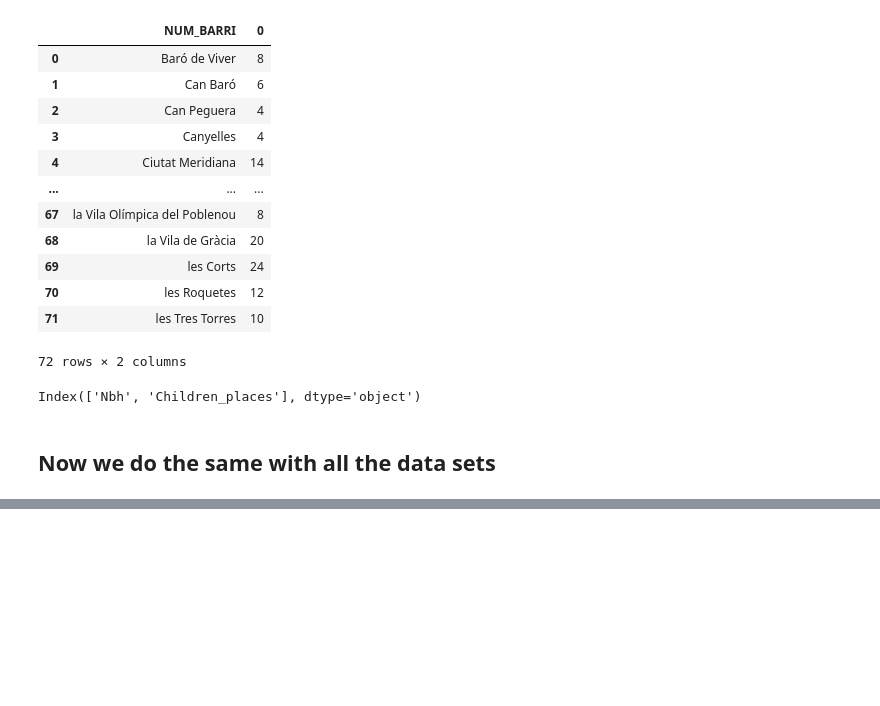
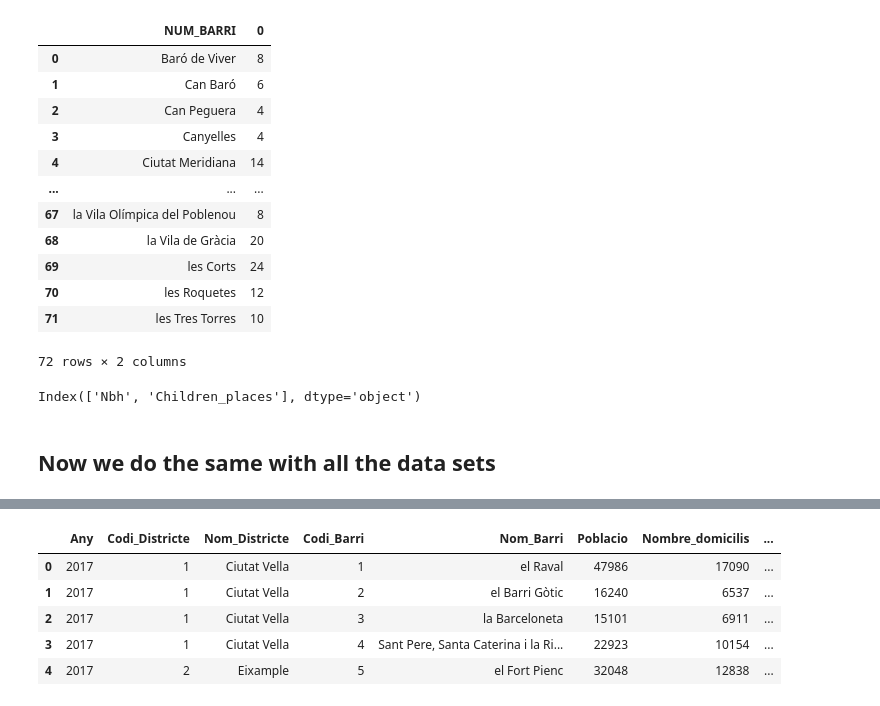
Before and after one commit to ta-data-bcn/Project-Week-2-Barcelona, a Jupyter notebook: your-project/To_filter_data.ipynb, the cells around one changed output, grey strips where cells are left out. Drawn from its saved outputs; the diff is of its cells as text; code cells hidden in the pictures; blank space fills up the shorter version.

```diff
--- a/your-project/To_filter_data.ipynb
+++ b/your-project/To_filter_data.ipynb
@@ -195,0 +285,9 @@ sport.to_csv("../datasets/Data_filtered/sport.csv")
+# %%
+tenants.head() #Nom_Barri,Ocupació_mitjana
+# %% [output]
+|  | Any | Codi_Districte | Nom_Districte | Codi_Barri | Nom_Barri | Poblacio | Nombre_domicilis | ... |
+| 0 | 2017 | 1 | Ciutat Vella | 1 | el Raval | 47986 | 17090 | ... |
+| 1 | 2017 | 1 | Ciutat Vella | 2 | el Barri Gòtic | 16240 | 6537 | ... |
+| 2 | 2017 | 1 | Ciutat Vella | 3 | la Barceloneta | 15101 | 6911 | ... |
+| 3 | 2017 | 1 | Ciutat Vella | 4 | Sant Pere, Santa Caterina i la Ri... | 22923 | 10154 | ... |
+| 4 | 2017 | 2 | Eixample | 5 | el Fort Pienc | 32048 | 12838 | ... |
```
Also changed, not shown: parts of 12 cells of this notebook, 4 other files.
